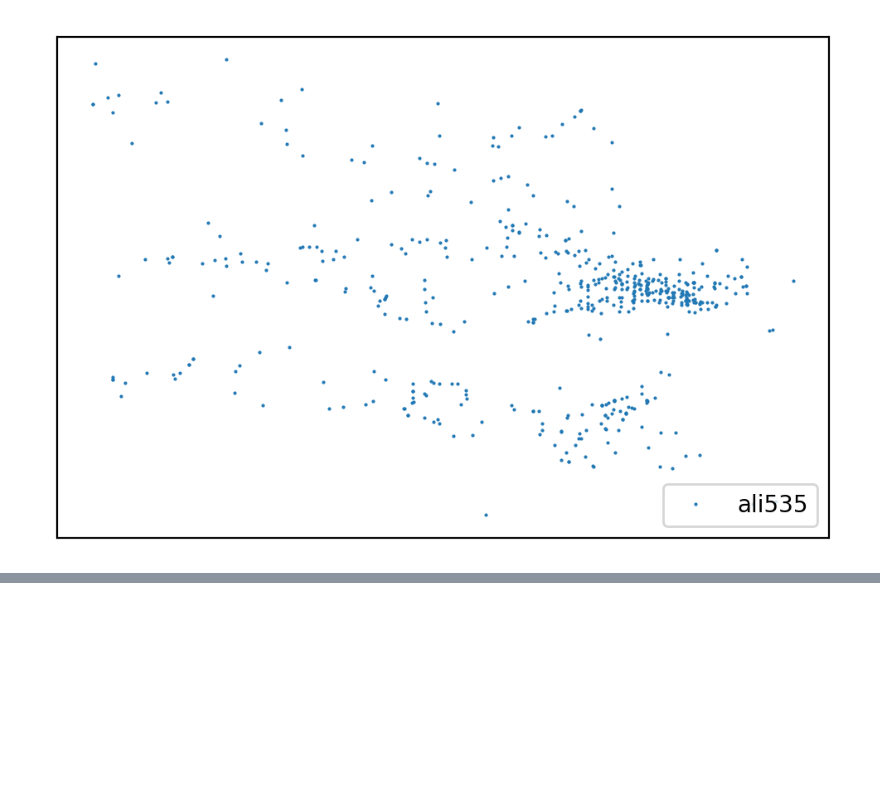
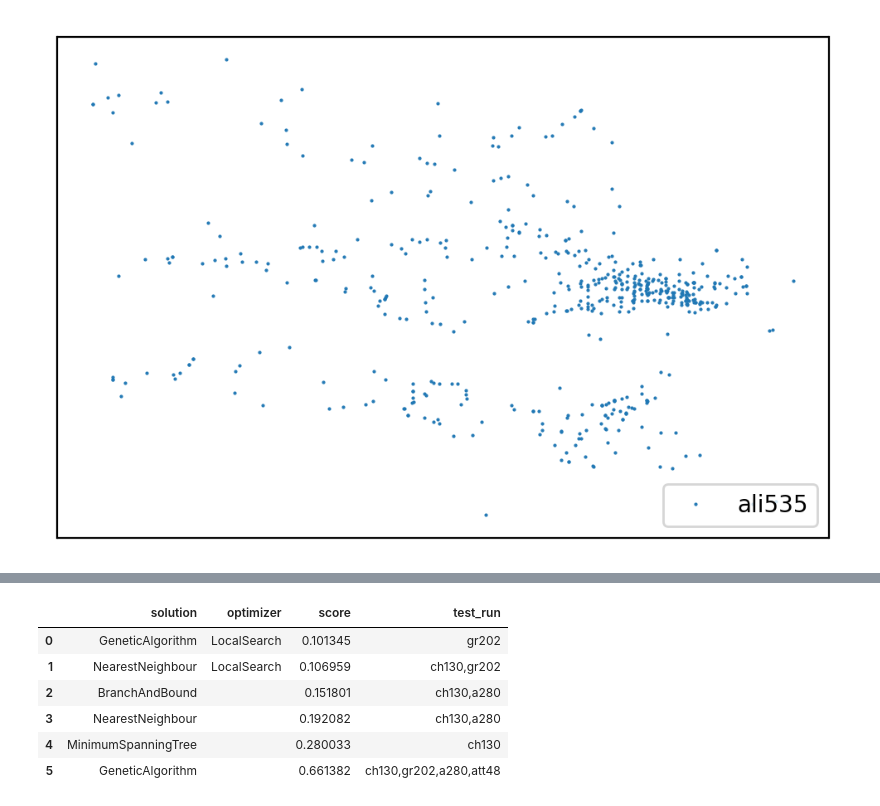
Before and after one commit to gwyrwch/travelling-salesman, a Jupyter notebook: research.ipynb, the cells around one changed output, grey strips where cells are left out. Drawn from its saved outputs; the diff is of its cells as text; code cells hidden in the pictures; blank space fills up the shorter version.

```diff
--- a/research.ipynb
+++ b/research.ipynb
@@ -231,0 +368,48 @@ size  130 130
+# %%
+def get_score_for_solution(solution):
+    solution_tour_paths = sorted(glob.glob(os.path.join(os.getcwd(), "results",
+                                                       "*_" + solution + "_" + "*.tour")), key=str.lower)
+
+    if (len(solution_tour_paths) == 0):
+        return []
+    all_test_names = list(set([path.split("_")[0].split("/")[-1] for path in solution_tour_paths]))
+
+    my_weight = defaultdict(int)
+    test_names = defaultdict(list)
+
+    for test in all_test_names:
+        best_weights = get_best_weight_for_test_solution(test, solution)
+        for opt, w in best_weights.items():
+            my_weight[opt] += w
+            test_names[opt] += [test]
+
+    # solution, {LocalSearch: 15, '': 20}
+
+    result = []
+    for opt, weight in my_weight.items():
+        exact = 0
+        for test_name in test_names[opt]:
+            if type(exact_tour_weights[test_name]) == int:
+                exact += exact_tour_weights[test_name]
+            else:
+                raise
+        result += [(opt, (weight - exact) / exact, ','.join(test_names[opt]))]
+    return result
+# %%
+cols = ["solution", "optimizer", "score", "test_run"]
+df = pd.DataFrame(columns=cols)
+for solution in all_solution_names:
+    scores = get_score_for_solution(solution)
+    for opt, score, test_names in scores:
+        df = pd.concat([df, pd.DataFrame([[solution, opt, score, test_names]], columns=cols)], axis=0)
+df = df.sort_values(by='score')
+df = df.set_index(np.arange(0, df.shape[0]))
+df
+# %% [output]
+|  | solution | optimizer | score | test_run |
+| 0 | GeneticAlgorithm | LocalSearch | 0.101345 | gr202 |
+| 1 | NearestNeighbour | LocalSearch | 0.106959 | ch130,gr202 |
+| 2 | BranchAndBound |  | 0.151801 | ch130,a280 |
+| 3 | NearestNeighbour |  | 0.192082 | ch130,a280 |
+| 4 | MinimumSpanningTree |  | 0.280033 | ch130 |
+| 5 | GeneticAlgorithm |  | 0.661382 | ch130,gr202,a280,att48 |
```
Also changed, not shown: parts of 7 cells of this notebook.
